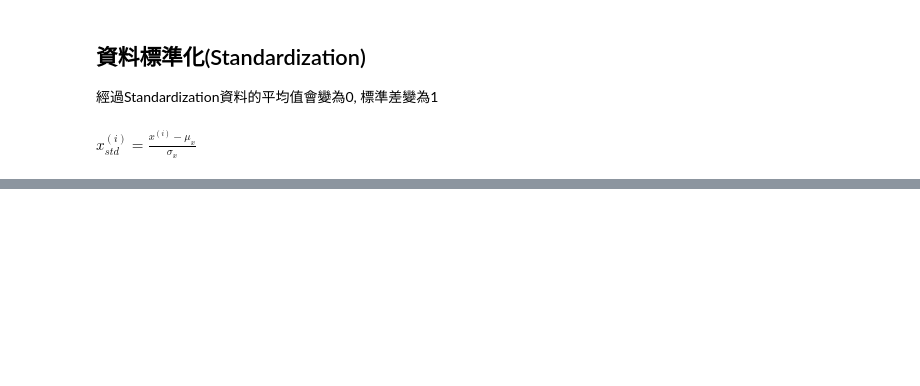
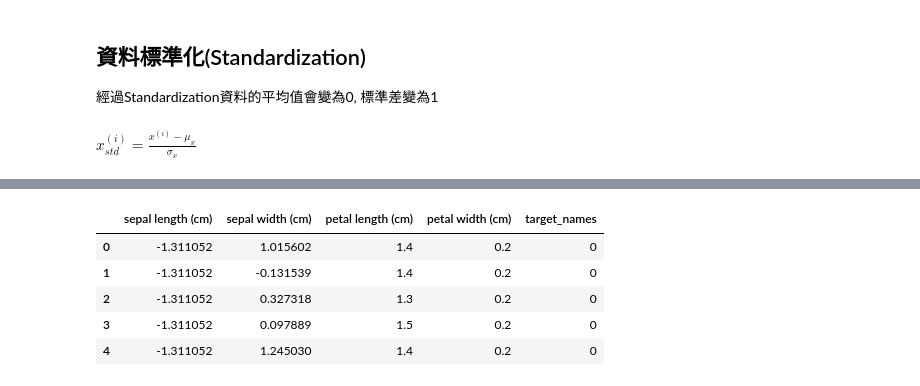
Before and after one commit to chiangmengche/IMLP449, a Jupyter notebook: Unit03/5_Prepocessing_實戰.ipynb, the cells around one changed output, grey strips where cells are left out. Saved outputs shown, nothing was run; the diff lists cells and outputs as text; code cells hidden in the pictures; blank space fills up the shorter version.

```diff
--- a/Unit03/5_Prepocessing_實戰.ipynb
+++ b/Unit03/5_Prepocessing_實戰.ipynb
@@ -247,0 +259,21 @@ $\displaystyle x^{(i)}_{std}=\frac{x^{(i)}-\mu_{x}}{\sigma_{x}}$
+# %%
+data['sepal length (cm)'] = (data['sepal length (cm)'] - data['sepal length (cm)'].mean()) /\
+                            (data['sepal length (cm)'].std())
+
+data['sepal width (cm)'] = (data['sepal width (cm)'] - data['sepal width (cm)'].mean()) /\
+                            (data['sepal width (cm)'].std())
+
+data['sepal length (cm)'] = (data['petal length (cm)'] - data['petal length (cm)'].mean()) /\
+                            (data['petal length (cm)'].std())
+
+data['sepal length (cm)'] = (data['petal width (cm)'] - data['petal width (cm)'].mean()) /\
+                            (data['petal width (cm)'].std())
+
+data.head()
+# %% [output]
+|  | sepal length (cm) | sepal width (cm) | petal length (cm) | petal width (cm) | target_names |
+| 0 | -1.311052 | 1.015602 | 1.4 | 0.2 | 0 |
+| 1 | -1.311052 | -0.131539 | 1.4 | 0.2 | 0 |
+| 2 | -1.311052 | 0.327318 | 1.3 | 0.2 | 0 |
+| 3 | -1.311052 | 0.097889 | 1.5 | 0.2 | 0 |
+| 4 | -1.311052 | 1.245030 | 1.4 | 0.2 | 0 |
```
Also changed, not shown: parts of 4 cells of this notebook.
